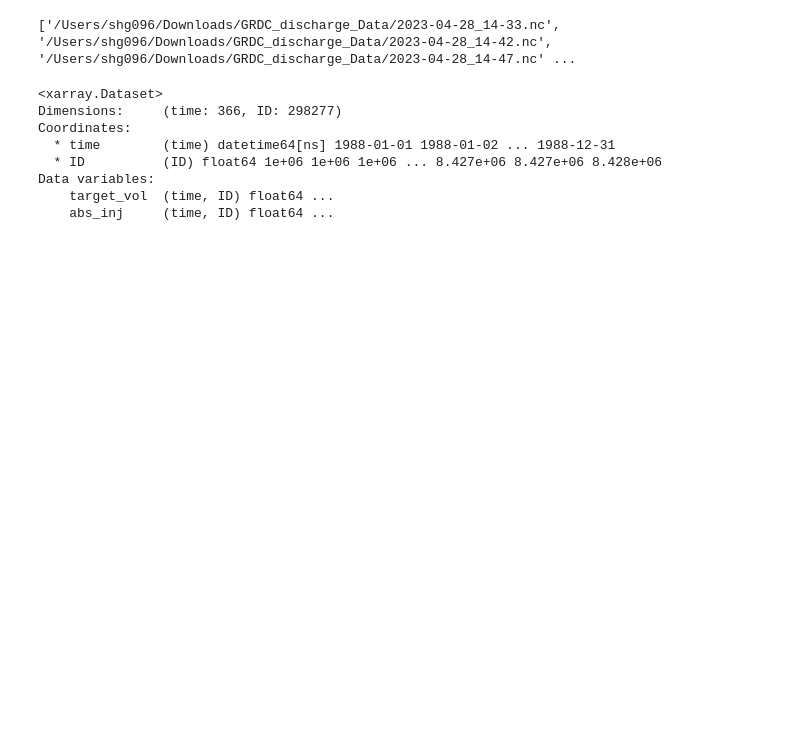
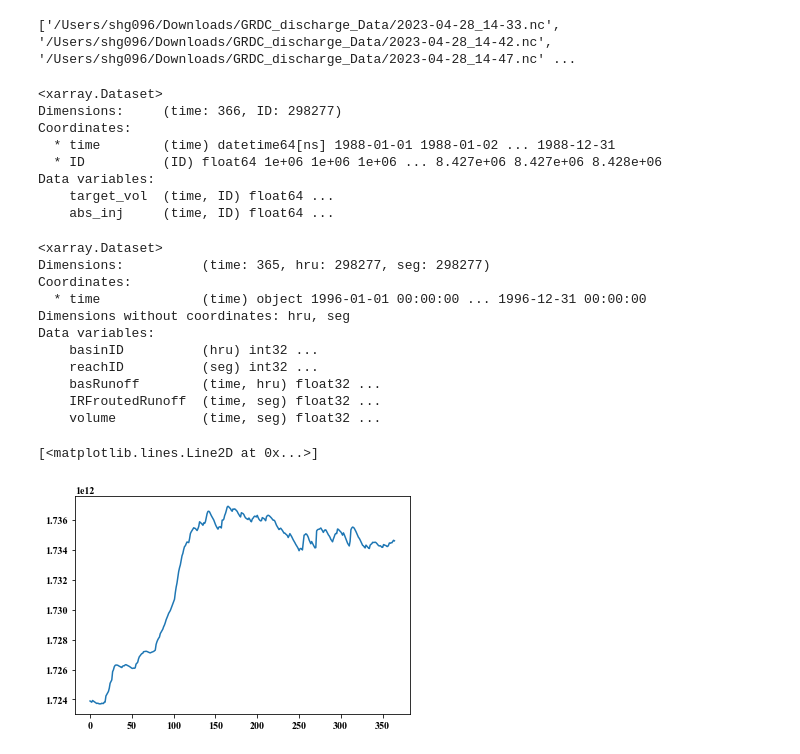
Before and after one commit to ShervanGharari/mizuRoute_HDMA_Global, a Jupyter notebook: code/Untitled3.ipynb, the cells around one changed output. Cells and saved outputs as stored; diff of their text form; code cells hidden in the pictures; blank space fills up the shorter version.

```diff
--- a/code/Untitled3.ipynb
+++ b/code/Untitled3.ipynb
@@ -86,3 +86,27 @@ Coordinates:
 Data variables:
     target_vol  (time, ID) float64 ...
     abs_inj     (time, ID) float64 ...
+# %%
+ds = xr.open_dataset('/Users/shg096/Downloads/HDMA_CLM_lake.h.1996-01-01-00000.nc')
+print(ds)
+
+ID = ds['reachID'][:]
+idx = np.where(ID== 7000007) # is the lake ontario
+idx = idx[0]
+idx = idx.item()
+idx
+plt.plot(np.array(ds['volume'][:,idx]))
+# %% [output]
+<xarray.Dataset>
+Dimensions:          (time: 365, hru: 298277, seg: 298277)
+Coordinates:
+  * time             (time) object 1996-01-01 00:00:00 ... 1996-12-31 00:00:00
+Dimensions without coordinates: hru, seg
+Data variables:
+    basinID          (hru) int32 ...
+    reachID          (seg) int32 ...
+    basRunoff        (time, hru) float32 ...
+    IRFroutedRunoff  (time, seg) float32 ...
+    volume           (time, seg) float32 ...
+[<matplotlib.lines.Line2D at 0x...>]
+[figure, added]
```
Also changed, not shown: parts of 19 cells of this notebook, 2 other files.
